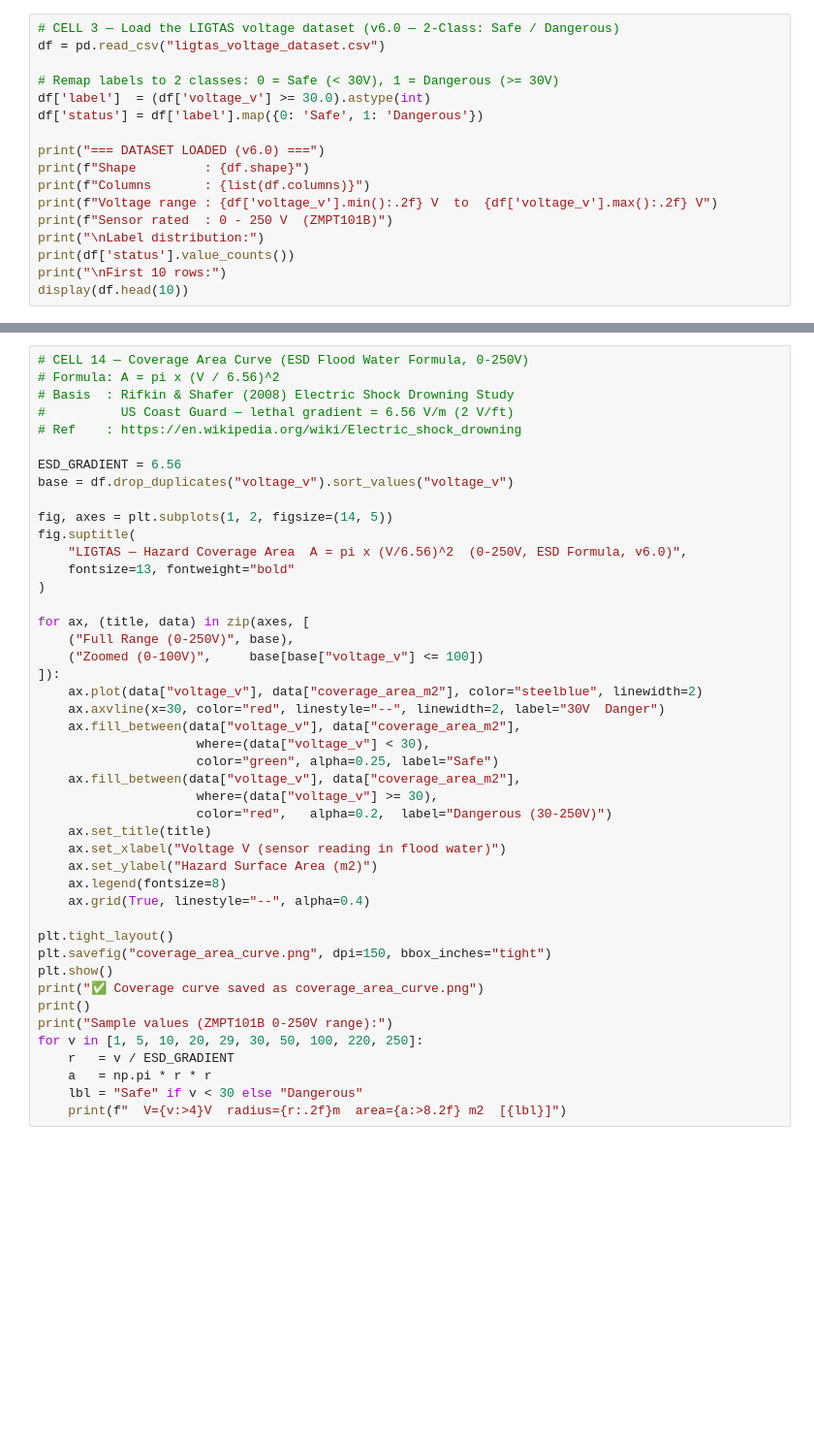
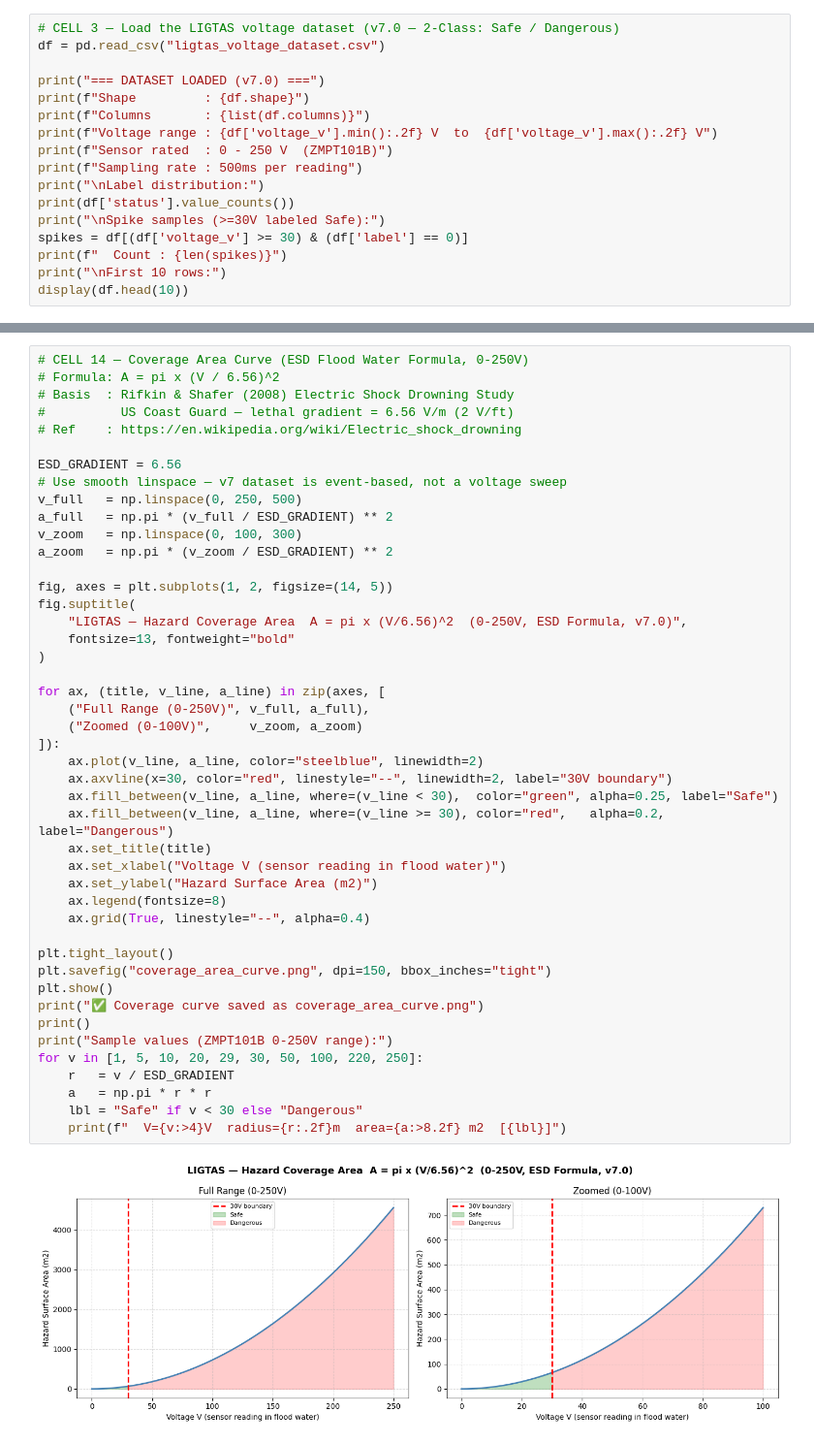
Before and after one commit to Darwin1404/LIGTAS_dataset, a Jupyter notebook: ligtas_training.ipynb, the cells around one changed output, grey strips where cells are left out. Shown at 97% size. Cells and saved outputs as stored; diff of their text form; blank space fills up the shorter version.

Commit message:
Latest Update of dataset

```diff
--- a/ligtas_training.ipynb
+++ b/ligtas_training.ipynb
@@ -30,17 +41,17 @@ print("✅ All libraries imported successfully!")
 # %%
-# CELL 3 — Load the LIGTAS voltage dataset (v6.0 — 2-Class: Safe / Dangerous)
+# CELL 3 — Load the LIGTAS voltage dataset (v7.0 — 2-Class: Safe / Dangerous)
 df = pd.read_csv("ligtas_voltage_dataset.csv")
 
-# Remap labels to 2 classes: 0 = Safe (< 30V), 1 = Dangerous (>= 30V)
-df['label']  = (df['voltage_v'] >= 30.0).astype(int)
-df['status'] = df['label'].map({0: 'Safe', 1: 'Dangerous'})
-
-print("=== DATASET LOADED (v6.0) ===")
+print("=== DATASET LOADED (v7.0) ===")
 print(f"Shape         : {df.shape}")
 print(f"Columns       : {list(df.columns)}")
 print(f"Voltage range : {df['voltage_v'].min():.2f} V  to  {df['voltage_v'].max():.2f} V")
 print(f"Sensor rated  : 0 - 250 V  (ZMPT101B)")
+print(f"Sampling rate : 500ms per reading")
 print("\nLabel distribution:")
 print(df['status'].value_counts())
+print("\nSpike samples (>=30V labeled Safe):")
+spikes = df[(df['voltage_v'] >= 30) & (df['label'] == 0)]
+print(f"  Count : {len(spikes)}")
 print("\nFirst 10 rows:")
 display(df.head(10))
@@ -317,43 +493,45 @@ print("✅ Confusion matrix saved as confusion_matrix.png")
 # Formula: A = pi x (V / 6.56)^2
 # Basis  : Rifkin & Shafer (2008) Electric Shock Drowning Study
 #          US Coast Guard — lethal gradient = 6.56 V/m (2 V/ft)
 # Ref    : https://en.wikipedia.org/wiki/Electric_shock_drowning
 
 ESD_GRADIENT = 6.56
-base = df.drop_duplicates("voltage_v").sort_values("voltage_v")
+# Use smooth linspace — v7 dataset is event-based, not a voltage sweep
+v_full   = np.linspace(0, 250, 500)
+a_full   = np.pi * (v_full / ESD_GRADIENT) ** 2
+v_zoom   = np.linspace(0, 100, 300)
+a_zoom   = np.pi * (v_zoom / ESD_GRADIENT) ** 2
 
 fig, axes = plt.subplots(1, 2, figsize=(14, 5))
 fig.suptitle(
-    "LIGTAS — Hazard Coverage Area  A = pi x (V/6.56)^2  (0-250V, ESD Formula, v6.0)",
+    "LIGTAS — Hazard Coverage Area  A = pi x (V/6.56)^2  (0-250V, ESD Formula, v7.0)",
     fontsize=13, fontweight="bold"
 )
 
-for ax, (title, data) in zip(axes, [
-    ("Full Range (0-250V)", base),
-    ("Zoomed (0-100V)",     base[base["voltage_v"] <= 100])
+for ax, (title, v_line, a_line) in zip(axes, [
+    ("Full Range (0-250V)", v_full, a_full),
+    ("Zoomed (0-100V)",     v_zoom, a_zoom)
 ]):
-    ax.plot(data["voltage_v"], data["coverage_area_m2"], color="steelblue", linewidth=2)
-    ax.axvline(x=30, color="red", linestyle="--", linewidth=2, label="30V  Danger")
-    ax.fill_between(data["voltage_v"], data["coverage_area_m2"],
-                     where=(data["voltage_v"] < 30),
-                     color="green", alpha=0.25, label="Safe")
-    ax.fill_between(data["voltage_v"], data["coverage_area_m2"],
-                     where=(data["voltage_v"] >= 30),
-                     color="red",   alpha=0.2,  label="Dangerous (30-250V)")
+    ax.plot(v_line, a_line, color="steelblue", linewidth=2)
+    ax.axvline(x=30, color="red", linestyle="--", linewidth=2, label="30V boundary")
+    ax.fill_between(v_line, a_line, where=(v_line < 30),  color="green", alpha=0.25, label="Safe")
+    ax.fill_between(v_line, a_line, where=(v_line >= 30), color="red",   alpha=0.2,  label="Dangerous")
     ax.set_title(title)
     ax.set_xlabel("Voltage V (sensor reading in flood water)")
     ax.set_ylabel("Hazard Surface Area (m2)")
     ax.legend(fontsize=8)
     ax.grid(True, linestyle="--", alpha=0.4)
 
 plt.tight_layout()
 plt.savefig("coverage_area_curve.png", dpi=150, bbox_inches="tight")
 plt.show()
 print("✅ Coverage curve saved as coverage_area_curve.png")
 print()
 print("Sample values (ZMPT101B 0-250V range):")
 for v in [1, 5, 10, 20, 29, 30, 50, 100, 220, 250]:
     r   = v / ESD_GRADIENT
     a   = np.pi * r * r
     lbl = "Safe" if v < 30 else "Dangerous"
     print(f"  V={v:>4}V  radius={r:.2f}m  area={a:>8.2f} m2  [{lbl}]")
+# %% [output]
+[figure, added]
```
Also changed, not shown: parts of 18 cells of this notebook, 11 other files.
